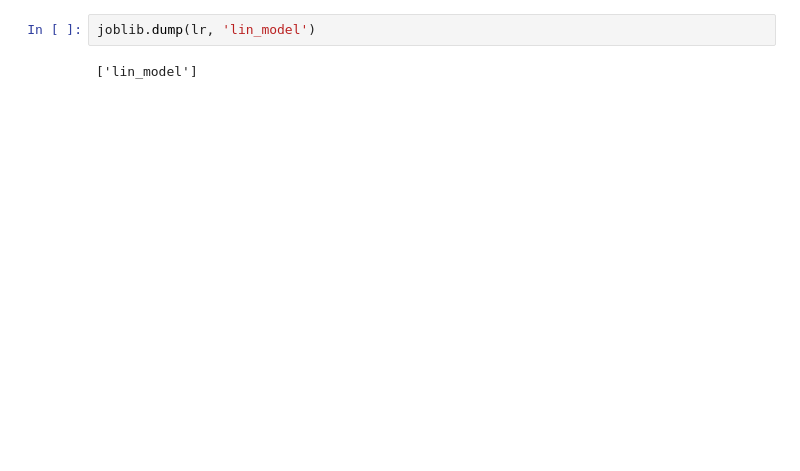
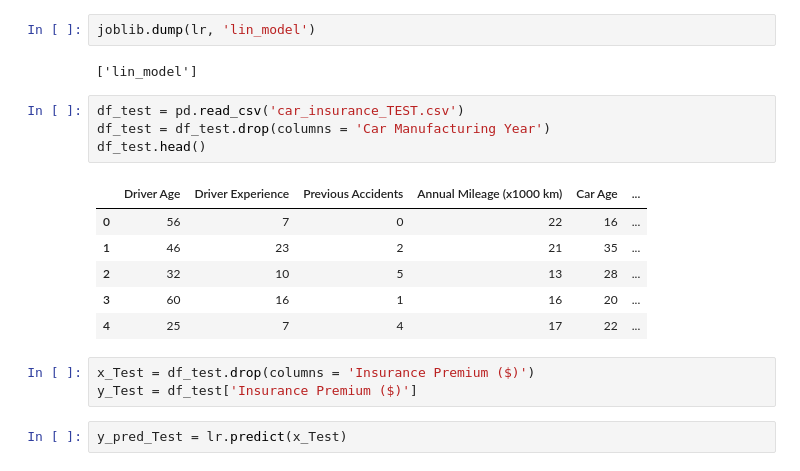
Before and after one commit to natalietrinh25/Car-Insurance-Premium-Calculator, a Jupyter notebook: Car Insurance Premium Predictor.ipynb, the cells around one changed output. Saved outputs shown, nothing was run; the diff lists cells and outputs as text; blank space fills up the shorter version.

```diff
--- a/Car Insurance Premium Predictor.ipynb
+++ b/Car Insurance Premium Predictor.ipynb
@@ -154,3 +142,19 @@ mean_squared_error(y_test, y_pred_test)
 joblib.dump(lr, 'lin_model')
 # %% [output]
 ['lin_model']
+# %%
+df_test = pd.read_csv('car_insurance_TEST.csv')
+df_test = df_test.drop(columns = 'Car Manufacturing Year')
+df_test.head()
+# %% [output]
+|  | Driver Age | Driver Experience | Previous Accidents | Annual Mileage (x1000 km) | Car Age | ... |
+| 0 | 56 | 7 | 0 | 22 | 16 | ... |
+| 1 | 46 | 23 | 2 | 21 | 35 | ... |
+| 2 | 32 | 10 | 5 | 13 | 28 | ... |
+| 3 | 60 | 16 | 1 | 16 | 20 | ... |
+| 4 | 25 | 7 | 4 | 17 | 22 | ... |
+# %%
+x_Test = df_test.drop(columns = 'Insurance Premium ($)')
+y_Test = df_test['Insurance Premium ($)']
+# %%
+y_pred_Test = lr.predict(x_Test)
```
Also changed, not shown: parts of 14 cells of this notebook.
